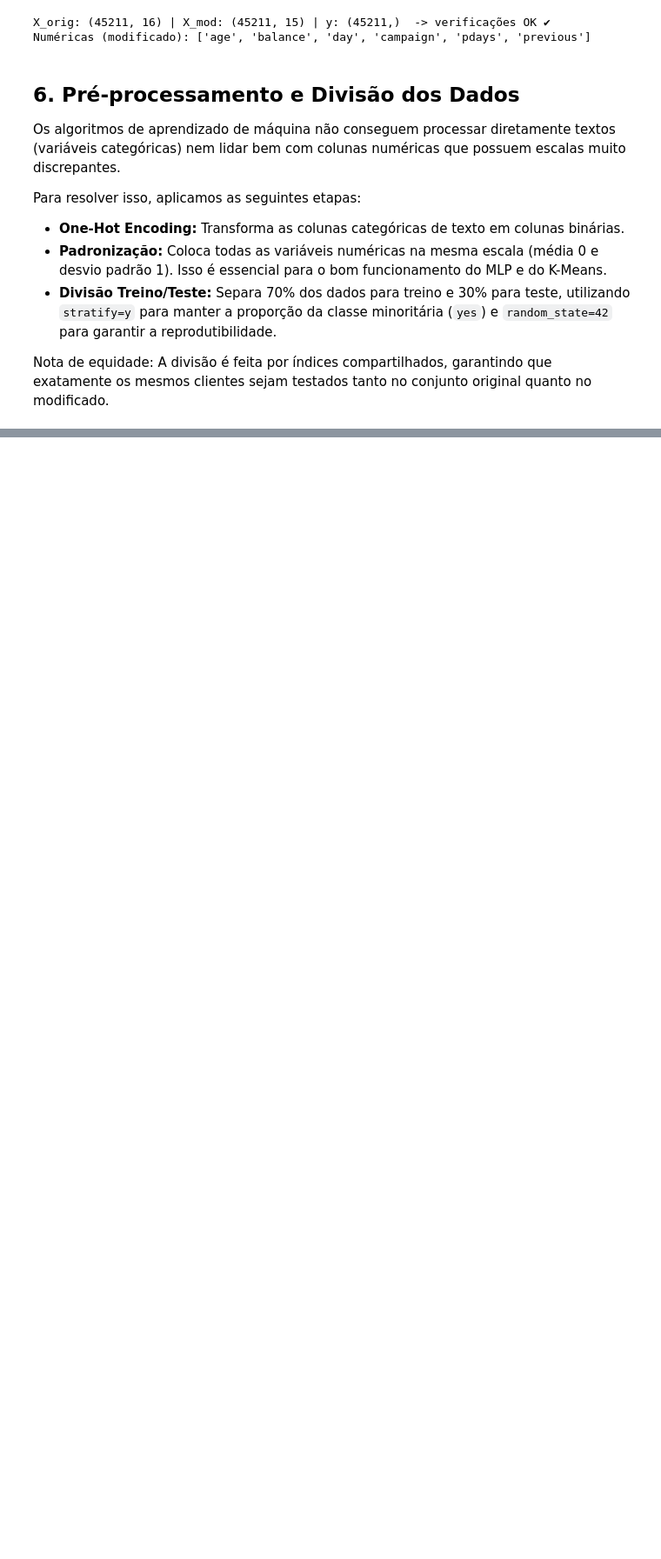
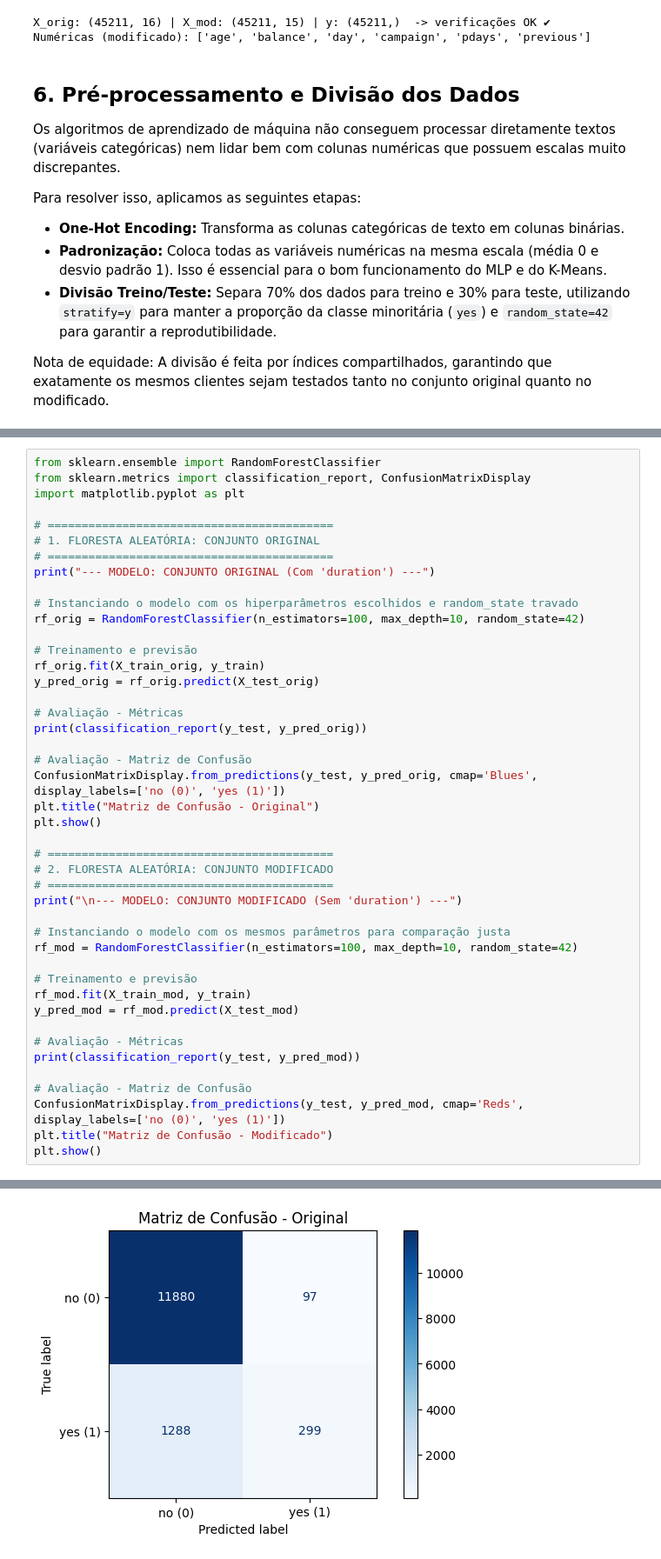
Before and after one commit to Davi-Lorena/Trabalho-IA, a Jupyter notebook: trabalho.ipynb, the cells around one changed output, grey strips where cells are left out. Shown at 87% size. Saved outputs shown, nothing was run; the diff lists cells and outputs as text; blank space fills up the shorter version.

Commit message:
Finaliza parte 7: Random Forest com testes e analise

```diff
--- a/trabalho.ipynb
+++ b/trabalho.ipynb
@@ -237,0 +250,45 @@ Pré-processamento e divisão concluídos!
+# %%
+from sklearn.ensemble import RandomForestClassifier
+from sklearn.metrics import classification_report, ConfusionMatrixDisplay
+import matplotlib.pyplot as plt
+
+# ==========================================
+# 1. FLORESTA ALEATÓRIA: CONJUNTO ORIGINAL
+# ==========================================
+print("--- MODELO: CONJUNTO ORIGINAL (Com 'duration') ---")
+
+# Instanciando o modelo com os hiperparâmetros escolhidos e random_state travado
+rf_orig = RandomForestClassifier(n_estimators=100, max_depth=10, random_state=42)
+
+# Treinamento e previsão
+rf_orig.fit(X_train_orig, y_train)
+y_pred_orig = rf_orig.predict(X_test_orig)
+
+# Avaliação - Métricas
+print(classification_report(y_test, y_pred_orig))
+
+# Avaliação - Matriz de Confusão
+ConfusionMatrixDisplay.from_predictions(y_test, y_pred_orig, cmap='Blues', display_labels=['no (0)', 'yes (1)'])
+plt.title("Matriz de Confusão - Original")
+plt.show()
+
+# ==========================================
+# 2. FLORESTA ALEATÓRIA: CONJUNTO MODIFICADO
+# ==========================================
+print("\n--- MODELO: CONJUNTO MODIFICADO (Sem 'duration') ---")
+
+# Instanciando o modelo com os mesmos parâmetros para comparação justa
+rf_mod = RandomForestClassifier(n_estimators=100, max_depth=10, random_state=42)
+
+# Treinamento e previsão
+rf_mod.fit(X_train_mod, y_train)
+y_pred_mod = rf_mod.predict(X_test_mod)
+
+# Avaliação - Métricas
+print(classification_report(y_test, y_pred_mod))
+
+# Avaliação - Matriz de Confusão
+ConfusionMatrixDisplay.from_predictions(y_test, y_pred_mod, cmap='Reds', display_labels=['no (0)', 'yes (1)'])
+plt.title("Matriz de Confusão - Modificado")
+plt.show()
+# %% [output]
@@ -237,0 +304 @@ Pré-processamento e divisão concluídos!
+[figure, added]
```
Also changed, not shown: parts of 7 cells of this notebook.
